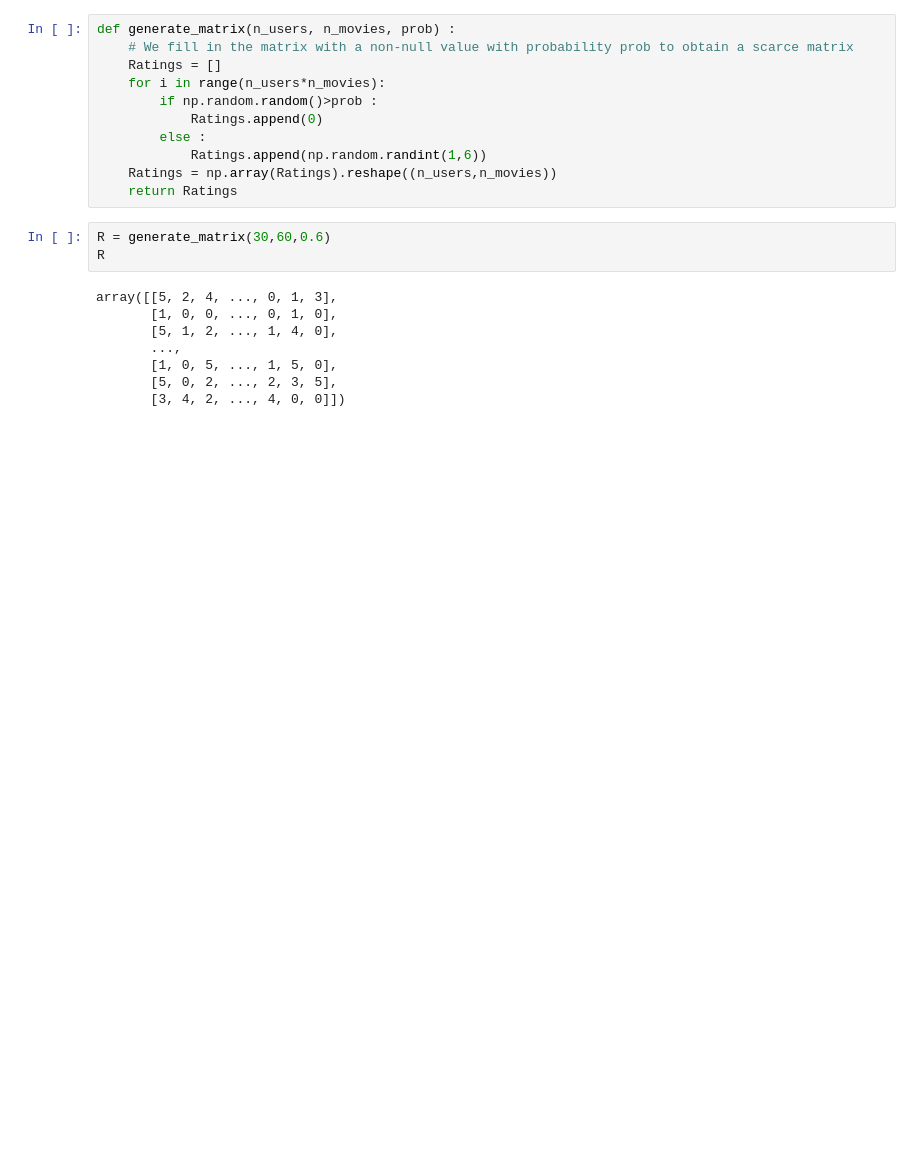
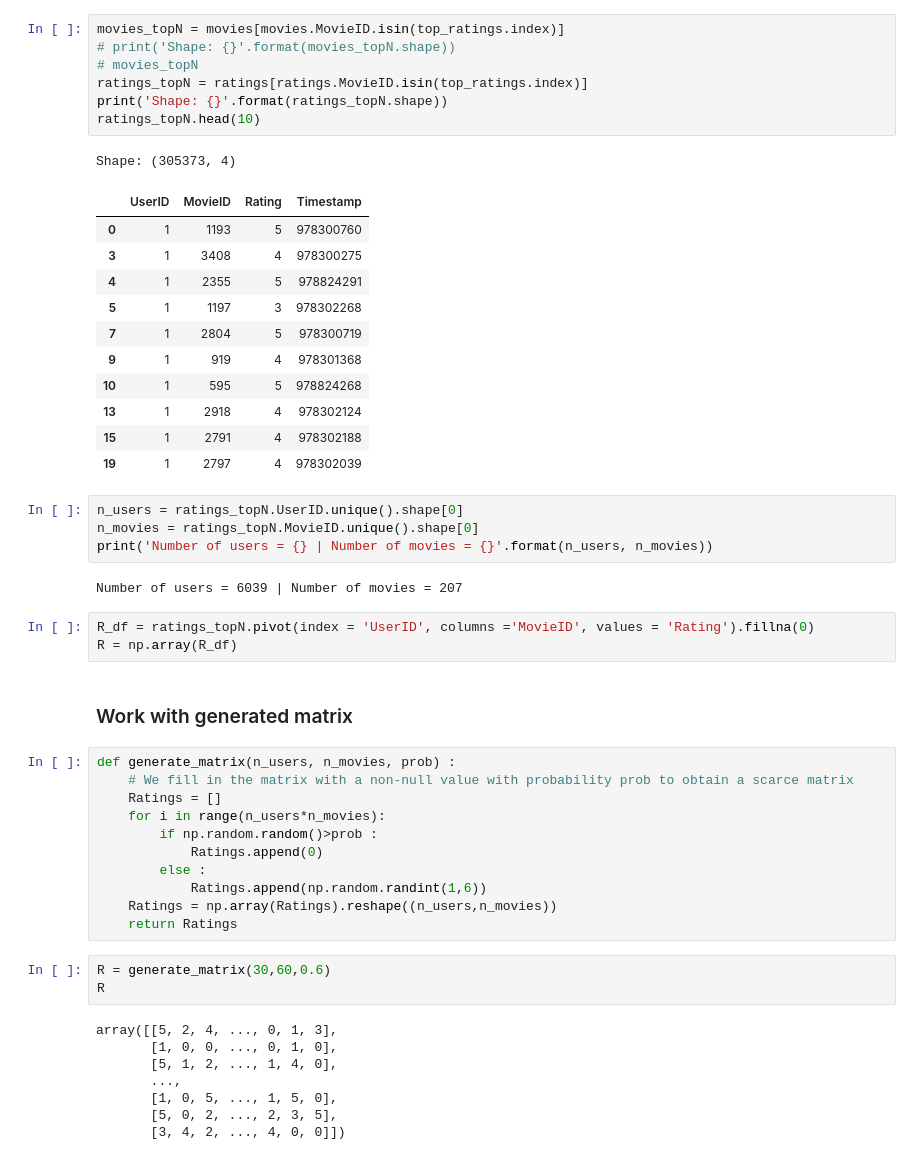
Before and after one commit to hassan-el-mansouri-khoudari/linear-bandits-movie-recommender, a Jupyter notebook: Clustering using users.ipynb, the cells around one changed output. Saved outputs shown, nothing was run; the diff lists cells and outputs as text; blank space fills up the shorter version.

```diff
--- a/Clustering using users.ipynb
+++ b/Clustering using users.ipynb
@@ -5,3 +40,34 @@ from bandits_utils import *
+# %%
+movies_topN = movies[movies.MovieID.isin(top_ratings.index)]
+# print('Shape: {}'.format(movies_topN.shape))
+# movies_topN
+ratings_topN = ratings[ratings.MovieID.isin(top_ratings.index)]
+print('Shape: {}'.format(ratings_topN.shape))
+ratings_topN.head(10)
+# %% [output]
+Shape: (305373, 4)
+|  | UserID | MovieID | Rating | Timestamp |
+| 0 | 1 | 1193 | 5 | 978300760 |
+| 3 | 1 | 3408 | 4 | 978300275 |
+| 4 | 1 | 2355 | 5 | 978824291 |
+| 5 | 1 | 1197 | 3 | 978302268 |
+| 7 | 1 | 2804 | 5 | 978300719 |
+| 9 | 1 | 919 | 4 | 978301368 |
+| 10 | 1 | 595 | 5 | 978824268 |
+| 13 | 1 | 2918 | 4 | 978302124 |
+| 15 | 1 | 2791 | 4 | 978302188 |
+| 19 | 1 | 2797 | 4 | 978302039 |
+# %%
+n_users = ratings_topN.UserID.unique().shape[0]
+n_movies = ratings_topN.MovieID.unique().shape[0]
+print('Number of users = {} | Number of movies = {}'.format(n_users, n_movies))
+# %% [output]
+Number of users = 6039 | Number of movies = 207
+# %%
+R_df = ratings_topN.pivot(index = 'UserID', columns ='MovieID', values = 'Rating').fillna(0)
+R = np.array(R_df)
+# %% [markdown]
+### Work with generated matrix
 # %%
 def generate_matrix(n_users, n_movies, prob) :
     # We fill in the matrix with a non-null value with probability prob to obtain a scarce matrix
```
Also changed, not shown: parts of 19 cells of this notebook, 4 other files.
